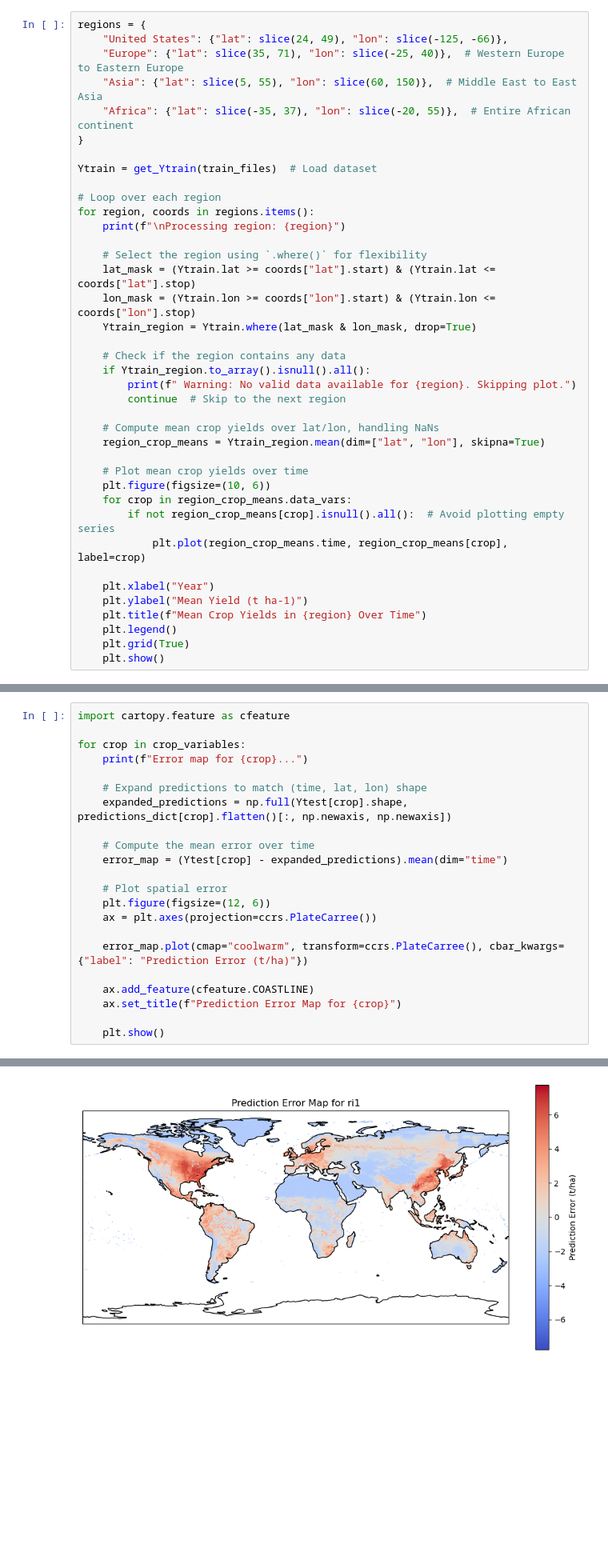
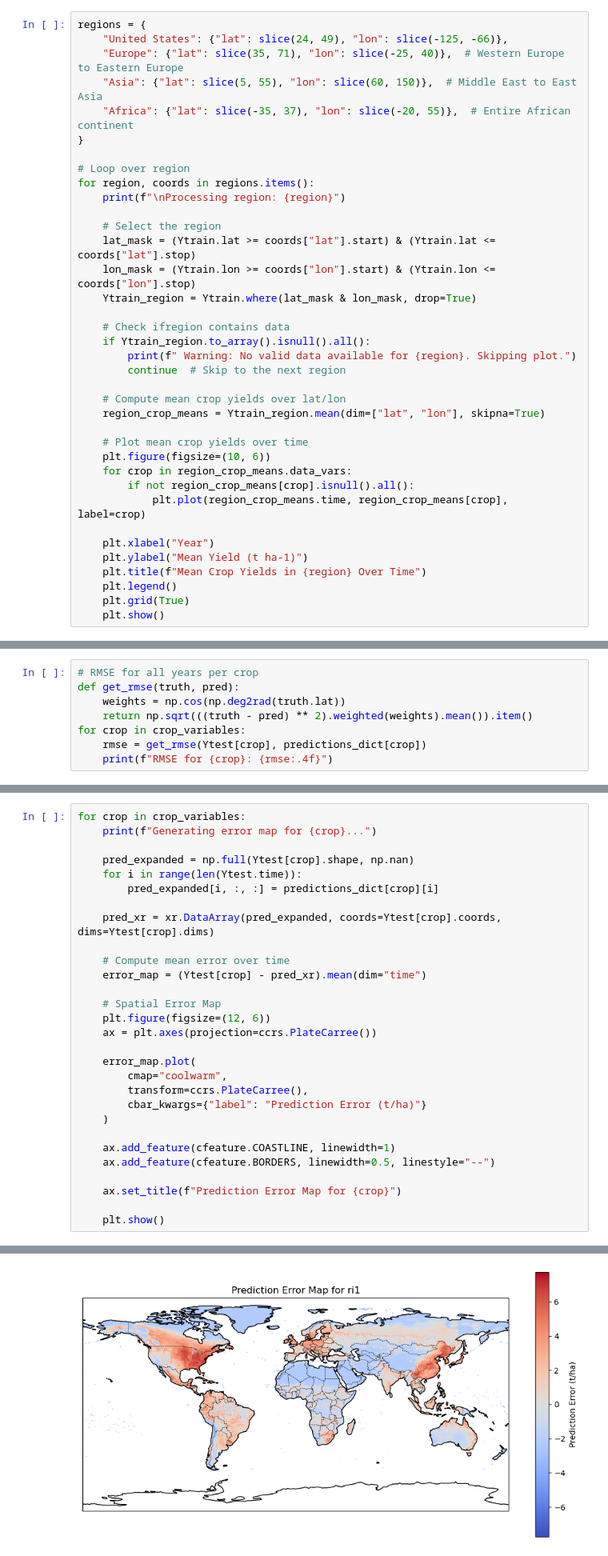
Before and after one commit to Ginaroberg/DSC-180B-Capstone-B13, a Jupyter notebook: src/rf_model_emi_to_yield_agg.ipynb, the cells around one changed output, grey strips where cells are left out. Shown at 80% size. Drawn from its saved outputs; the diff is of its cells as text; blank space fills up the shorter version.

```diff
--- a/src/rf_model_emi_to_yield_agg.ipynb
+++ b/src/rf_model_emi_to_yield_agg.ipynb
@@ -62,29 +39,27 @@ regions = {
     "Africa": {"lat": slice(-35, 37), "lon": slice(-20, 55)},  # Entire African continent
 }
 
-Ytrain = get_Ytrain(train_files)  # Load dataset
-
-# Loop over each region
+# Loop over region
 for region, coords in regions.items():
     print(f"\nProcessing region: {region}")
 
-    # Select the region using `.where()` for flexibility
+    # Select the region
     lat_mask = (Ytrain.lat >= coords["lat"].start) & (Ytrain.lat <= coords["lat"].stop)
     lon_mask = (Ytrain.lon >= coords["lon"].start) & (Ytrain.lon <= coords["lon"].stop)
     Ytrain_region = Ytrain.where(lat_mask & lon_mask, drop=True)
 
-    # Check if the region contains any data
+    # Check ifregion contains data
     if Ytrain_region.to_array().isnull().all():
         print(f" Warning: No valid data available for {region}. Skipping plot.")
         continue  # Skip to the next region
 
-    # Compute mean crop yields over lat/lon, handling NaNs
+    # Compute mean crop yields over lat/lon
     region_crop_means = Ytrain_region.mean(dim=["lat", "lon"], skipna=True)
 
     # Plot mean crop yields over time
     plt.figure(figsize=(10, 6))
     for crop in region_crop_means.data_vars:
-        if not region_crop_means[crop].isnull().all():  # Avoid plotting empty series
+        if not region_crop_means[crop].isnull().all():
             plt.plot(region_crop_means.time, region_crop_means[crop], label=crop)
 
     plt.xlabel("Year")
@@ -330,0 +370,8 @@ Root Mean Squared Error (RMSE) for wwh: 0.045078733706822534
+# %%
+# RMSE for all years per crop
+def get_rmse(truth, pred):
+    weights = np.cos(np.deg2rad(truth.lat))
+    return np.sqrt(((truth - pred) ** 2).weighted(weights).mean()).item()
+for crop in crop_variables:
+    rmse = get_rmse(Ytest[crop], predictions_dict[crop])
+    print(f"RMSE for {crop}: {rmse:.4f}")
@@ -331,22 +387,29 @@ Root Mean Squared Error (RMSE) for wwh: 0.045078733706822534
 # %%
-import cartopy.feature as cfeature
+for crop in crop_variables:
+    print(f"Generating error map for {crop}...")
 
-for crop in crop_variables:
-    print(f"Error map for {crop}...")
+    pred_expanded = np.full(Ytest[crop].shape, np.nan)
+    for i in range(len(Ytest.time)):
+        pred_expanded[i, :, :] = predictions_dict[crop][i]
 
-    # Expand predictions to match (time, lat, lon) shape
-    expanded_predictions = np.full(Ytest[crop].shape, predictions_dict[crop].flatten()[:, np.newaxis, np.newaxis])
+    pred_xr = xr.DataArray(pred_expanded, coords=Ytest[crop].coords, dims=Ytest[crop].dims)
 
-    # Compute the mean error over time
-    error_map = (Ytest[crop] - expanded_predictions).mean(dim="time")
+    # Compute mean error over time
+    error_map = (Ytest[crop] - pred_xr).mean(dim="time")
 
-    # Plot spatial error
+    # Spatial Error Map
     plt.figure(figsize=(12, 6))
     ax = plt.axes(projection=ccrs.PlateCarree())
 
-    error_map.plot(cmap="coolwarm", transform=ccrs.PlateCarree(), cbar_kwargs={"label": "Prediction Error (t/ha)"})
+    error_map.plot(
+        cmap="coolwarm",
+        transform=ccrs.PlateCarree(),
+        cbar_kwargs={"label": "Prediction Error (t/ha)"}
+    )
 
-    ax.add_feature(cfeature.COASTLINE)
+    ax.add_feature(cfeature.COASTLINE, linewidth=1)
+    ax.add_feature(cfeature.BORDERS, linewidth=0.5, linestyle="--")
+
     ax.set_title(f"Prediction Error Map for {crop}")
 
     plt.show()
@@ -357 +420 @@ Error map for ri1...
-[figure, old version]
+[figure, new version]
```
Also changed, not shown: parts of 16 cells of this notebook.
